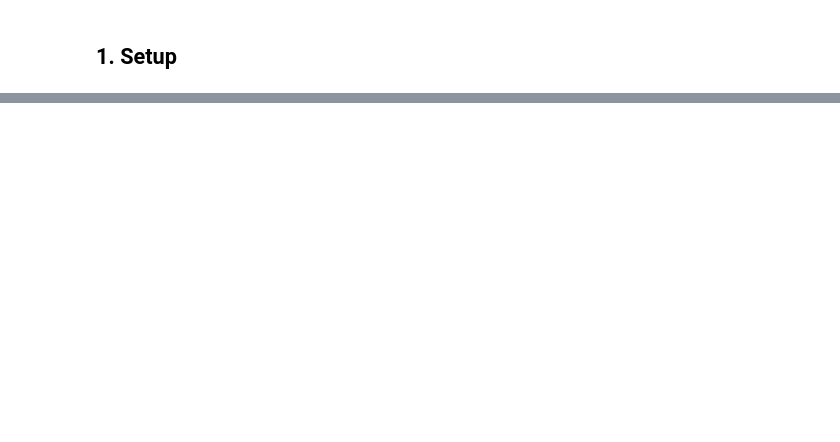
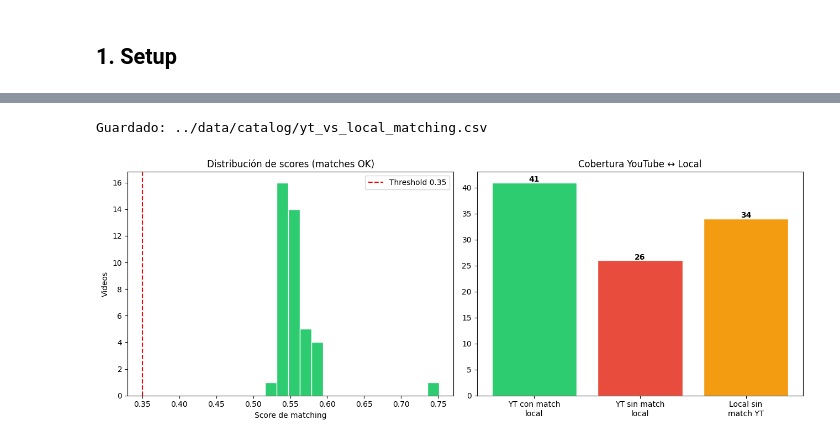
Before and after one commit to dipaolme/lsa-dataset-toolkit, a Jupyter notebook: notebooks/explore_channel.ipynb, the cells around one changed output, grey strips where cells are left out. Saved outputs shown, nothing was run; the diff lists cells and outputs as text; code cells hidden in the pictures; blank space fills up the shorter version.

```diff
--- a/notebooks/explore_channel.ipynb
+++ b/notebooks/explore_channel.ipynb
@@ -170,19 +174,0 @@ else:
-# %%
-rows = []
-for pl in catalog['playlists']:
-    for v in pl['videos']:
-        rows.append({'playlist_title': pl['playlist_title'], **v})
-df = pd.DataFrame(rows)
-
-print('=== Distribución subtitle_type por playlist ===')
-pivot = df.groupby(['playlist_title', 'subtitle_type']).size().unstack(fill_value=0)
-print(pivot.to_string())
-
-print('\n=== GO/NO-GO ===')
-for pl_title in df['playlist_title'].unique():
-    sub = df[df['playlist_title'] == pl_title]
-    hardcoded = (sub['subtitle_type'] == 'hardcoded').sum()
-    total = len(sub)
-    status = 'GO   ' if hardcoded > 0 else 'NO-GO'
-    pct = round(hardcoded / total * 100) if total else 0
-    print(f"  [{status}] {pl_title[:50]:<50} {hardcoded}/{total} hardcoded ({pct}%)")
@@ -222,0 +347,29 @@ print("→ Input listo para Phase 2 (extracción OCR de videos con subtitle_type
+# %%
+out = Path('../data/catalog/yt_vs_local_matching.csv')
+df_match.to_csv(out, index=False, encoding='utf-8')
+print(f'Guardado: {out}')
+
+fig, axes = plt.subplots(1, 2, figsize=(13, 5))
+
+ok_scores = df_match[df_match.match == 'OK'].score
+if len(ok_scores):
+    axes[0].hist(ok_scores, bins=15, color='#2ecc71', edgecolor='white')
+    axes[0].axvline(SCORE_THRESHOLD, color='red', linestyle='--', label=f'Threshold {SCORE_THRESHOLD}')
+    axes[0].set_xlabel('Score de matching')
+    axes[0].set_ylabel('Videos')
+    axes[0].set_title('Distribución de scores (matches OK)')
+    axes[0].legend()
+
+cats   = ['YT con match\nlocal', 'YT sin match\nlocal', 'Local sin\nmatch YT']
+vals   = [(df_match.match=='OK').sum(), (df_match.match=='SIN MATCH').sum(), len(unmatched_loc)]
+colors = ['#2ecc71', '#e74c3c', '#f39c12']
+axes[1].bar(cats, vals, color=colors, edgecolor='white')
+axes[1].set_title('Cobertura YouTube ↔ Local')
+for i, v in enumerate(vals):
+    axes[1].text(i, v + 0.2, str(v), ha='center', fontweight='bold')
+
+plt.tight_layout()
+plt.show()
+# %% [output]
+Guardado: ../data/catalog/yt_vs_local_matching.csv
+[figure, added]
```
Also changed, not shown: parts of 24 cells of this notebook, 10 other files.
